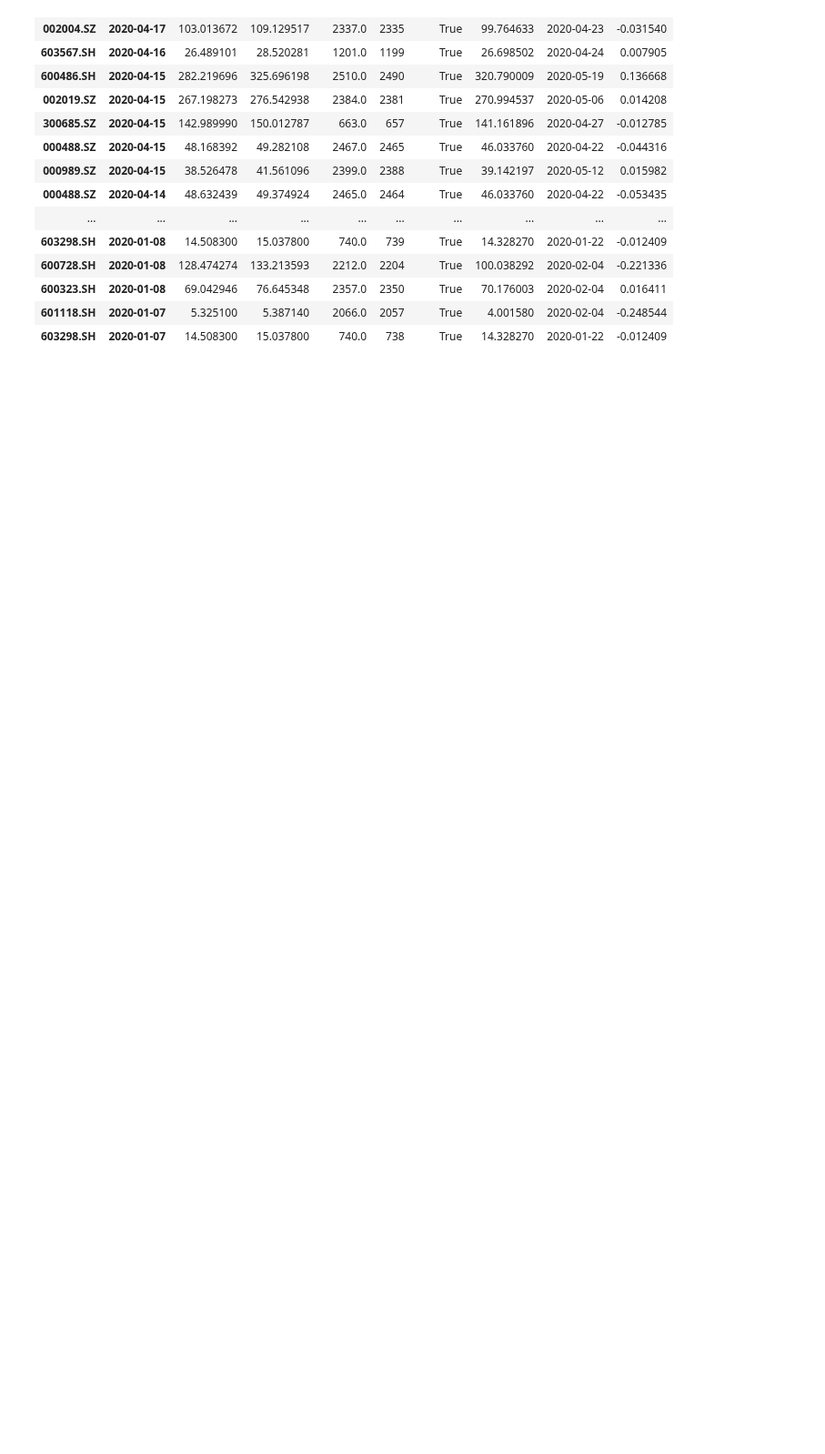
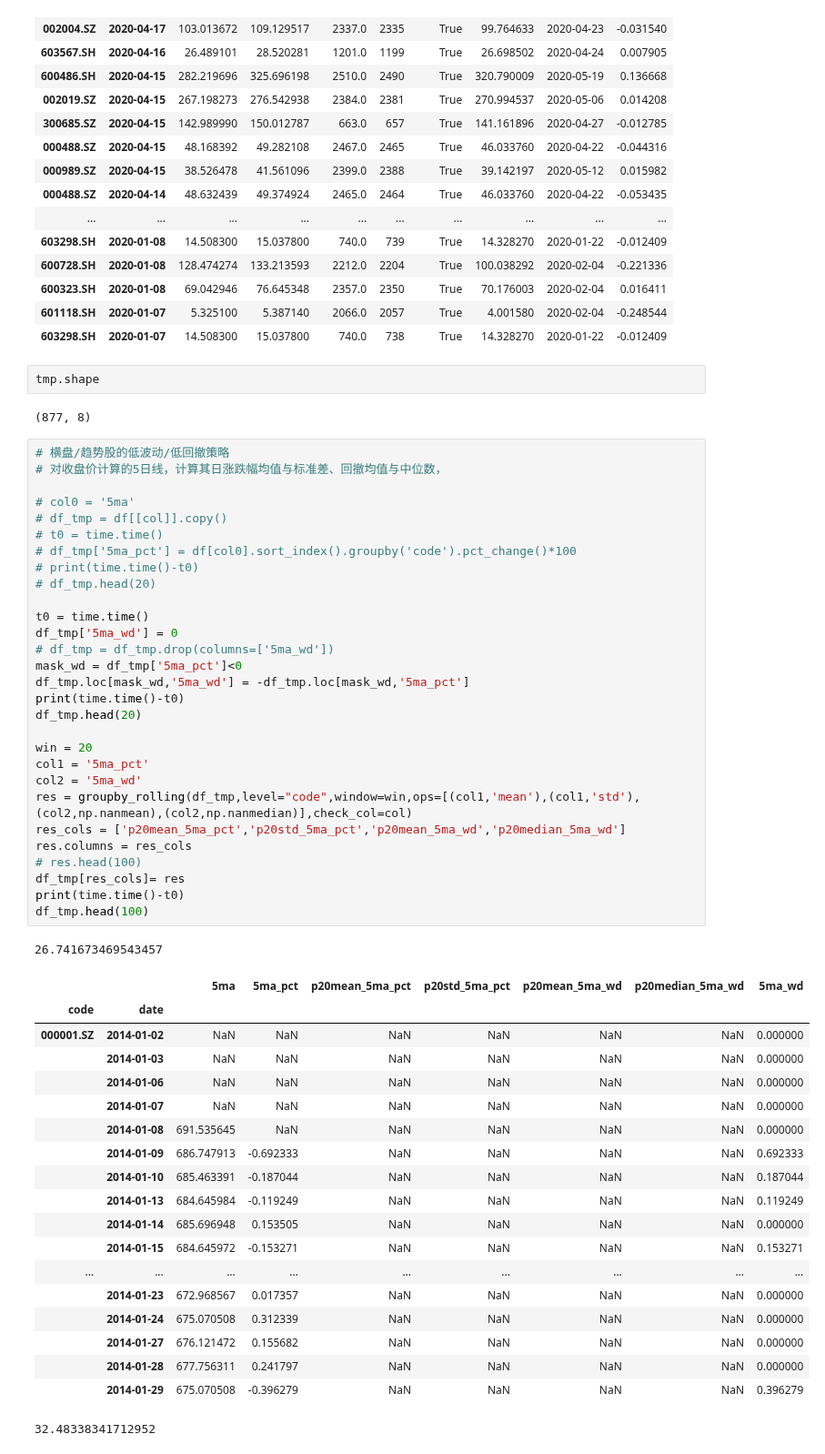
Before and after one commit to Bantorra0/Quant, a Jupyter notebook: Untitled1.ipynb, the cells around one changed output. Shown at 91% size. Cells and saved outputs as stored; diff of their text form; blank space fills up the shorter version.

```diff
--- a/Untitled1.ipynb
+++ b/Untitled1.ipynb
@@ -471,3 +471,57 @@ tmp[tmp['r'].notnull()].head(100)
 | 600323.SH | 2020-01-08 | 69.042946 | 76.645348 | 2357.0 | 2350 | True | 70.176003 | 2020-02-04 | 0.016411 |
 | 601118.SH | 2020-01-07 | 5.325100 | 5.387140 | 2066.0 | 2057 | True | 4.001580 | 2020-02-04 | -0.248544 |
 | 603298.SH | 2020-01-07 | 14.508300 | 15.037800 | 740.0 | 738 | True | 14.328270 | 2020-01-22 | -0.012409 |
+# %%
+tmp.shape
+# %% [output]
+(877, 8)
+# %%
+# 横盘/趋势股的低波动/低回撤策略
+# 对收盘价计算的5日线，计算其日涨跌幅均值与标准差、回撤均值与中位数，
+
+# col0 = '5ma'
+# df_tmp = df[[col]].copy()
+# t0 = time.time()
+# df_tmp['5ma_pct'] = df[col0].sort_index().groupby('code').pct_change()*100
+# print(time.time()-t0)
+# df_tmp.head(20)
+
+t0 = time.time()
+df_tmp['5ma_wd'] = 0
+# df_tmp = df_tmp.drop(columns=['5ma_wd'])
+mask_wd = df_tmp['5ma_pct']<0
+df_tmp.loc[mask_wd,'5ma_wd'] = -df_tmp.loc[mask_wd,'5ma_pct']
+print(time.time()-t0)
+df_tmp.head(20)
+
+win = 20
+col1 = '5ma_pct'
+col2 = '5ma_wd'
+res = groupby_rolling(df_tmp,level="code",window=win,ops=[(col1,'mean'),(col1,'std'),(col2,np.nanmean),(col2,np.nanmedian)],check_col=col)
+res_cols = ['p20mean_5ma_pct','p20std_5ma_pct','p20mean_5ma_wd','p20median_5ma_wd']
+res.columns = res_cols
+# res.head(100)
+df_tmp[res_cols]= res
+print(time.time()-t0)
+df_tmp.head(100)
+# %% [output]
+26.741673469543457
+|  |  | 5ma | 5ma_pct | p20mean_5ma_pct | p20std_5ma_pct | p20mean_5ma_wd | p20median_5ma_wd | 5ma_wd |
+| code | date |  |  |  |  |  |  |  |
+| 000001.SZ | 2014-01-02 | NaN | NaN | NaN | NaN | NaN | NaN | 0.000000 |
+|  | 2014-01-03 | NaN | NaN | NaN | NaN | NaN | NaN | 0.000000 |
+|  | 2014-01-06 | NaN | NaN | NaN | NaN | NaN | NaN | 0.000000 |
+|  | 2014-01-07 | NaN | NaN | NaN | NaN | NaN | NaN | 0.000000 |
+|  | 2014-01-08 | 691.535645 | NaN | NaN | NaN | NaN | NaN | 0.000000 |
+|  | 2014-01-09 | 686.747913 | -0.692333 | NaN | NaN | NaN | NaN | 0.692333 |
+|  | 2014-01-10 | 685.463391 | -0.187044 | NaN | NaN | NaN | NaN | 0.187044 |
+|  | 2014-01-13 | 684.645984 | -0.119249 | NaN | NaN | NaN | NaN | 0.119249 |
+|  | 2014-01-14 | 685.696948 | 0.153505 | NaN | NaN | NaN | NaN | 0.000000 |
+|  | 2014-01-15 | 684.645972 | -0.153271 | NaN | NaN | NaN | NaN | 0.153271 |
+| ... | ... | ... | ... | ... | ... | ... | ... | ... |
+|  | 2014-01-23 | 672.968567 | 0.017357 | NaN | NaN | NaN | NaN | 0.000000 |
+|  | 2014-01-24 | 675.070508 | 0.312339 | NaN | NaN | NaN | NaN | 0.000000 |
+|  | 2014-01-27 | 676.121472 | 0.155682 | NaN | NaN | NaN | NaN | 0.000000 |
+|  | 2014-01-28 | 677.756311 | 0.241797 | NaN | NaN | NaN | NaN | 0.000000 |
+|  | 2014-01-29 | 675.070508 | -0.396279 | NaN | NaN | NaN | NaN | 0.396279 |
+32.48338341712952
```
Also changed, not shown: parts of 8 cells of this notebook, 2 other files.
